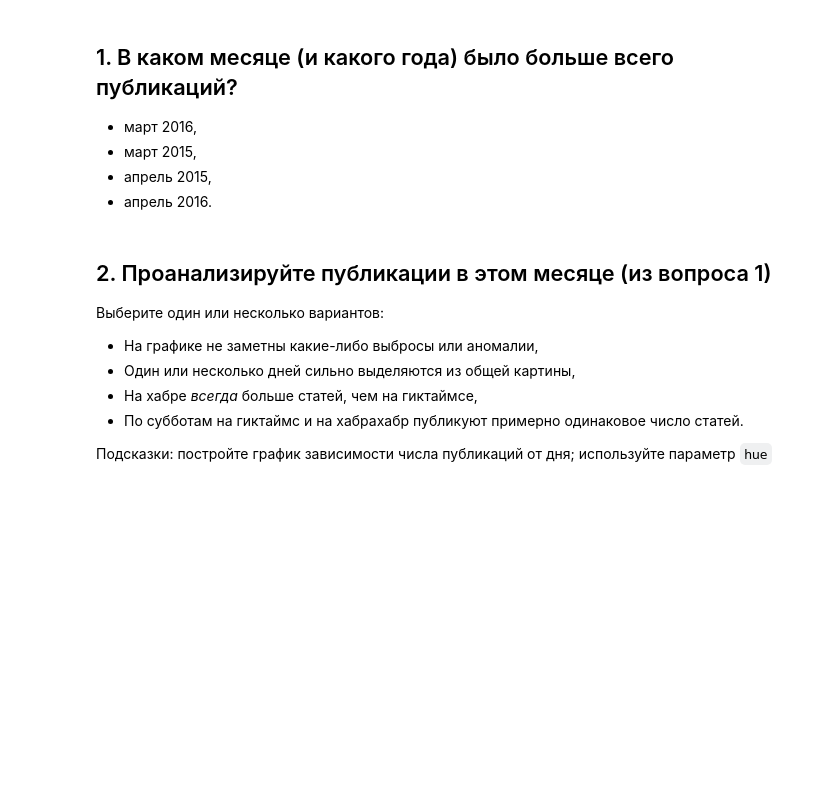
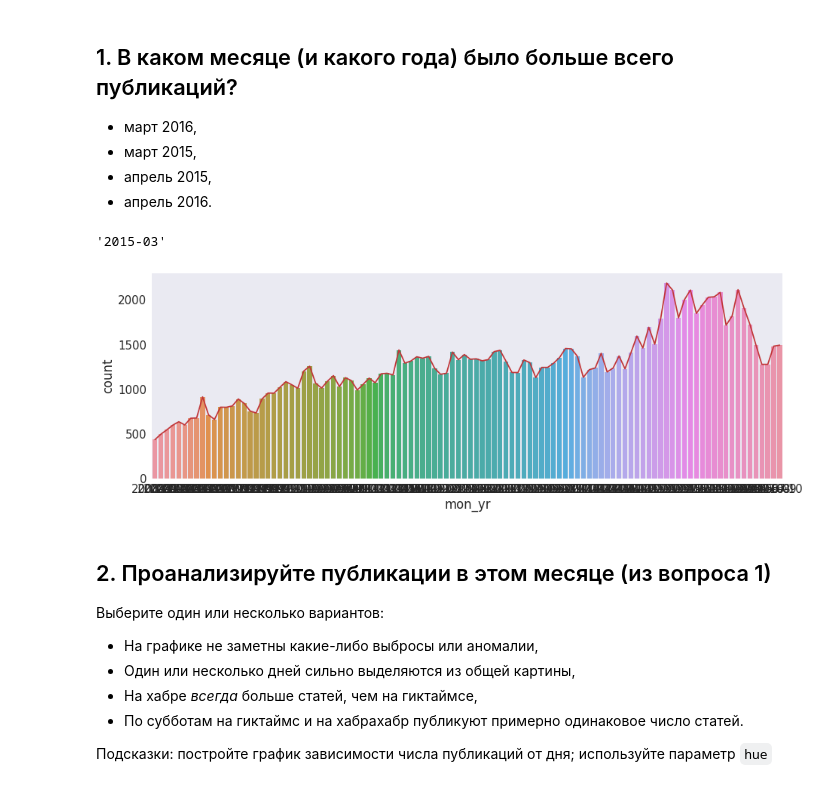
Before and after one commit to millioner/mlcourse_open, a Jupyter notebook: jupyter_notebooks/topic02_visual_analysis/hw2_habr_visual_analysis.ipynb, the cells around one changed output. Drawn from its saved outputs; the diff is of its cells as text; code cells hidden in the pictures; blank space fills up the shorter version.

Commit message:
Data visualisation completed

```diff
--- a/jupyter_notebooks/topic02_visual_analysis/hw2_habr_visual_analysis.ipynb
+++ b/jupyter_notebooks/topic02_visual_analysis/hw2_habr_visual_analysis.ipynb
@@ -106,6 +106,16 @@ df['hour'] = [d.hour for d in df.published]
 * март 2015,
 * апрель 2015,
 * апрель 2016.
+# %%
+df.groupby(['year', 'month'])['post_id'].count().plot();
+df['mon_yr'] = [d.isoformat()[:7] for d in df.published]
+df['mon_yr'].value_counts()[:10]
+max_posts_month = df['mon_yr'].value_counts().index[0]
+sns.countplot(x='mon_yr', data=df)
+max_posts_month
+# %% [output]
+'2015-03'
+[figure, added]
 # %% [markdown]
 ## 2\. Проанализируйте публикации в этом месяце (из вопроса 1)
 
```
Also changed, not shown: parts of 7 cells of this notebook, 1 other file.
